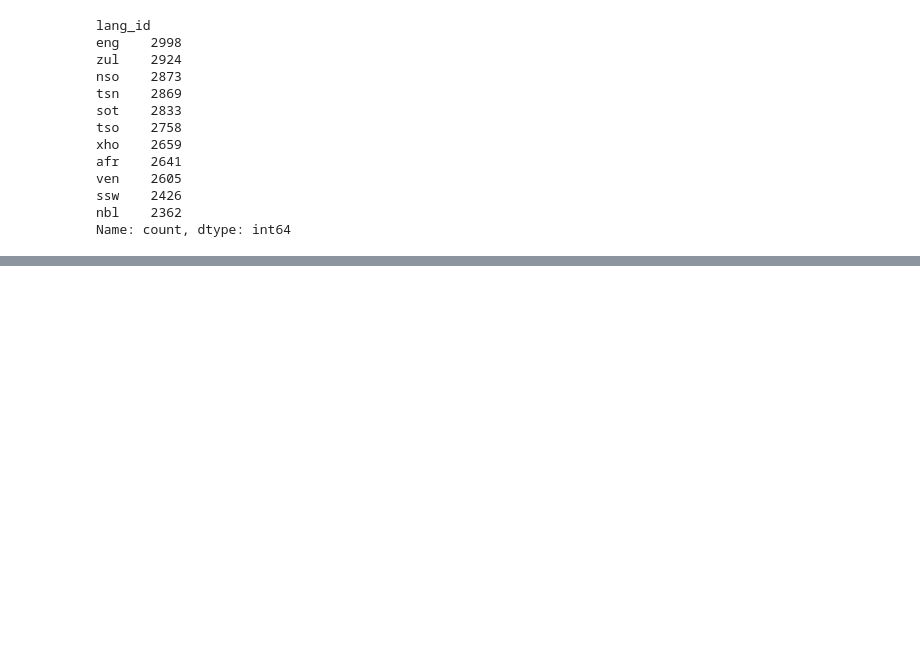
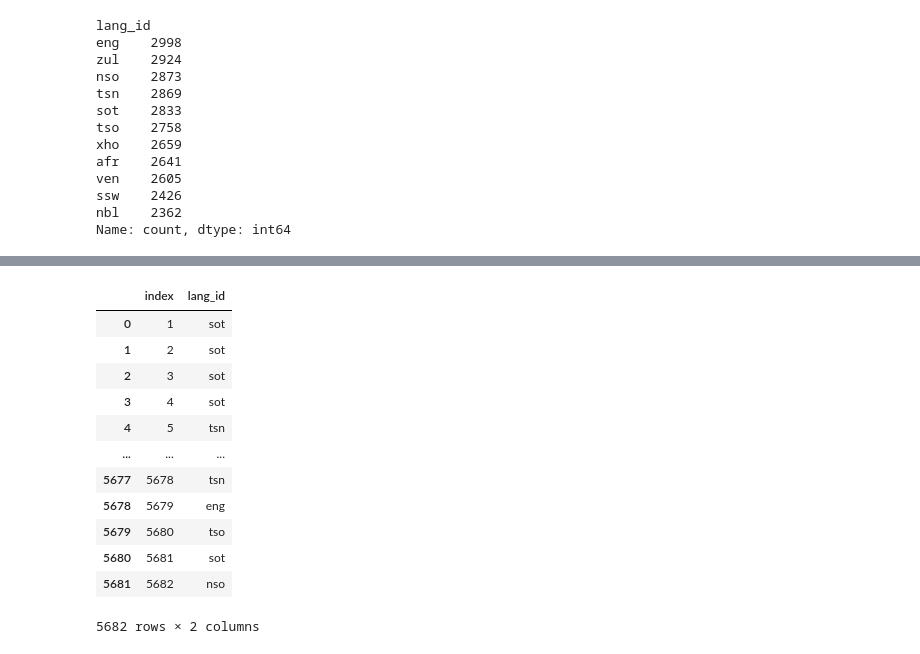
Before and after one commit to fatimahassan99/South-African-language-Identification-Hackathon-, a Jupyter notebook: South African language Identification Notebook .ipynb, the cells around one changed output, grey strips where cells are left out. Drawn from its saved outputs; the diff is of its cells as text; code cells hidden in the pictures; blank space fills up the shorter version.

```diff
--- a/South African language Identification Notebook .ipynb
+++ b/South African language Identification Notebook .ipynb
@@ -414,0 +520,5 @@ Precision:  0.9947933528031085
+# %%
+#modeling
+clf = RandomForestClassifier(random_state = 42)
+knn = KNeighborsClassifier()
+naive_bayes = MultinomialNB()
@@ -414,0 +578,3 @@ Precision:  0.9947933528031085
+# %%
+#making predictions
+prediction = naive_bayes.predict(X_test)
@@ -414,0 +587,17 @@ Precision:  0.9947933528031085
+# %%
+submission = pd.DataFrame(list(zip(test_df['index'], prediction)), columns=['index', 'lang_id'])
+submission
+# %% [output]
+|  | index | lang_id |
+| 0 | 1 | sot |
+| 1 | 2 | sot |
+| 2 | 3 | sot |
+| 3 | 4 | sot |
+| 4 | 5 | tsn |
+| ... | ... | ... |
+| 5677 | 5678 | tsn |
+| 5678 | 5679 | eng |
+| 5679 | 5680 | tso |
+| 5680 | 5681 | sot |
+| 5681 | 5682 | nso |
+5682 rows × 2 columns
```
Also changed, not shown: parts of 54 cells of this notebook.
